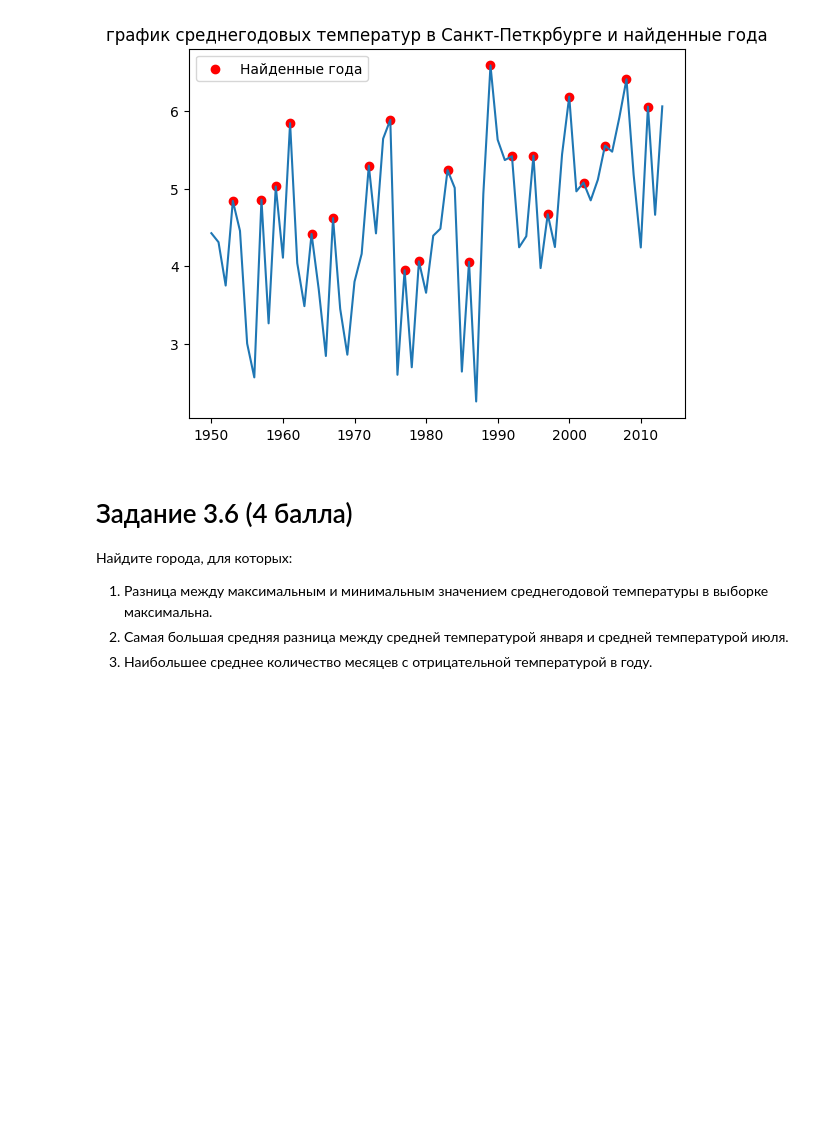
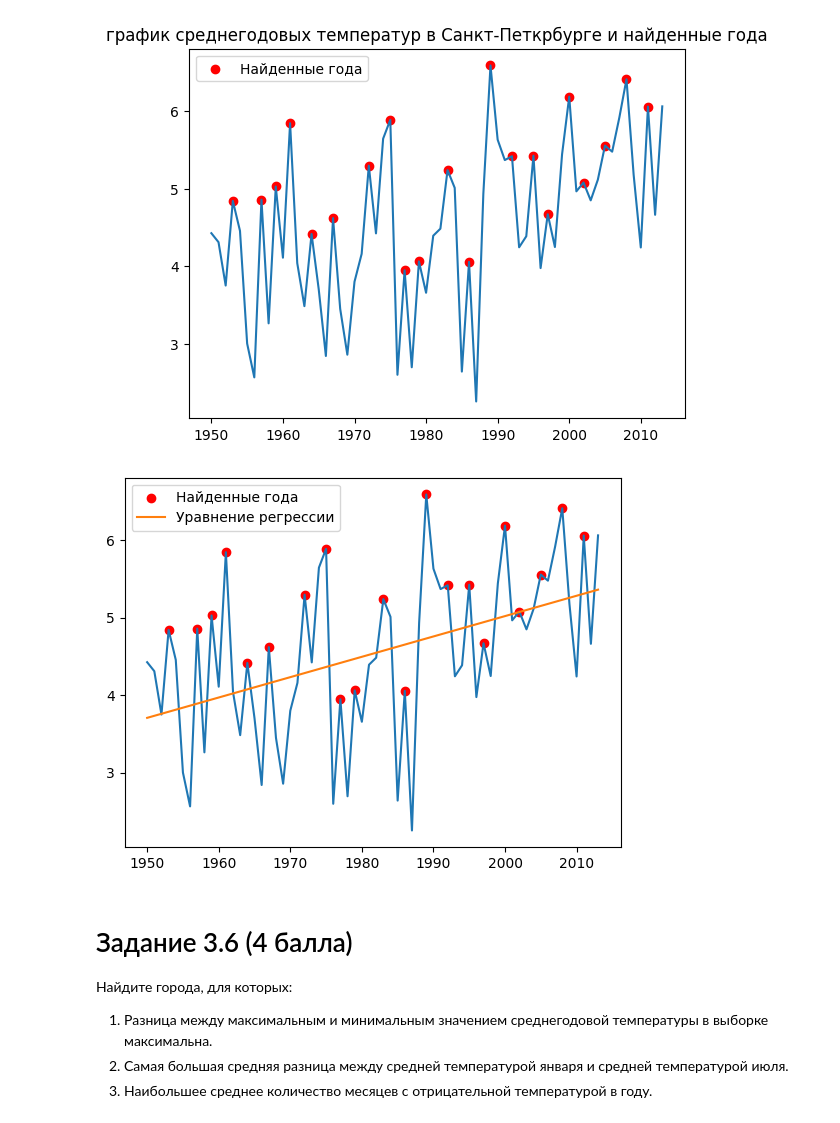
Before and after one commit to vladislav3112/timeseries-task, a Jupyter notebook: Task_3.ipynb, the cells around one changed output. Drawn from its saved outputs; the diff is of its cells as text; code cells hidden in the pictures; blank space fills up the shorter version.

```diff
--- a/Task_3.ipynb
+++ b/Task_3.ipynb
@@ -267,6 +242,20 @@ plt.legend()
 plt.show()
 # %% [output]
 [figure]
+# %%
+from sklearn.linear_model import LinearRegression
+import numpy as np
+
+reg = LinearRegression()
+reg.fit(np.array(data_petersburg.index).reshape(-1, 1), data_petersburg.values)
+
+plt.scatter(feature.index,  data_petersburg[feature.index].values, color='red', label = 'Найденные года')
+plt.plot(data_petersburg.index, data_petersburg.values)
+plt.plot(data_petersburg.index, reg.predict(np.array(data_petersburg.index).reshape(-1, 1)), label='Уравнение регрессии')
+plt.legend()
+plt.show()
+# %% [output]
+[figure, added]
 # %% [markdown]
 # Задание 3.6 (4 балла)
 
```
Also changed, not shown: parts of 28 cells of this notebook.
